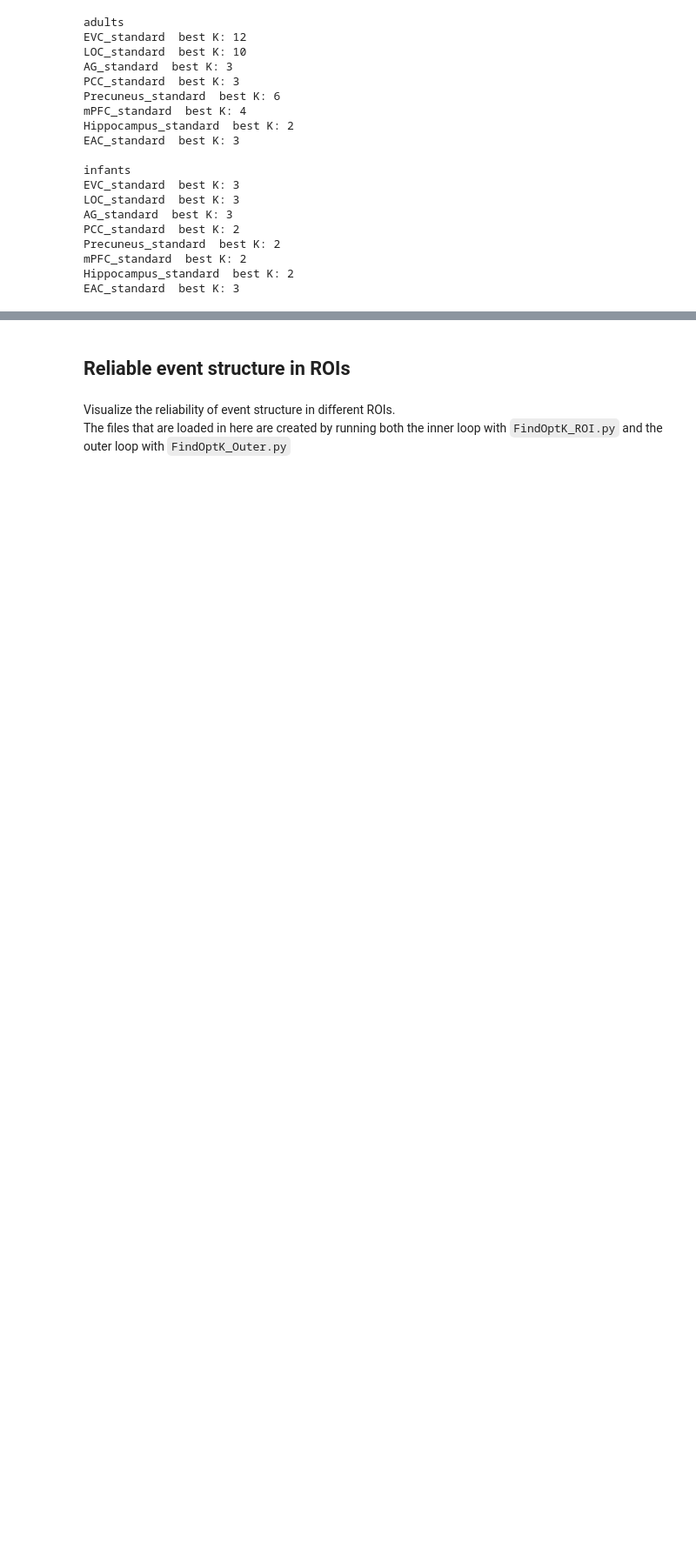
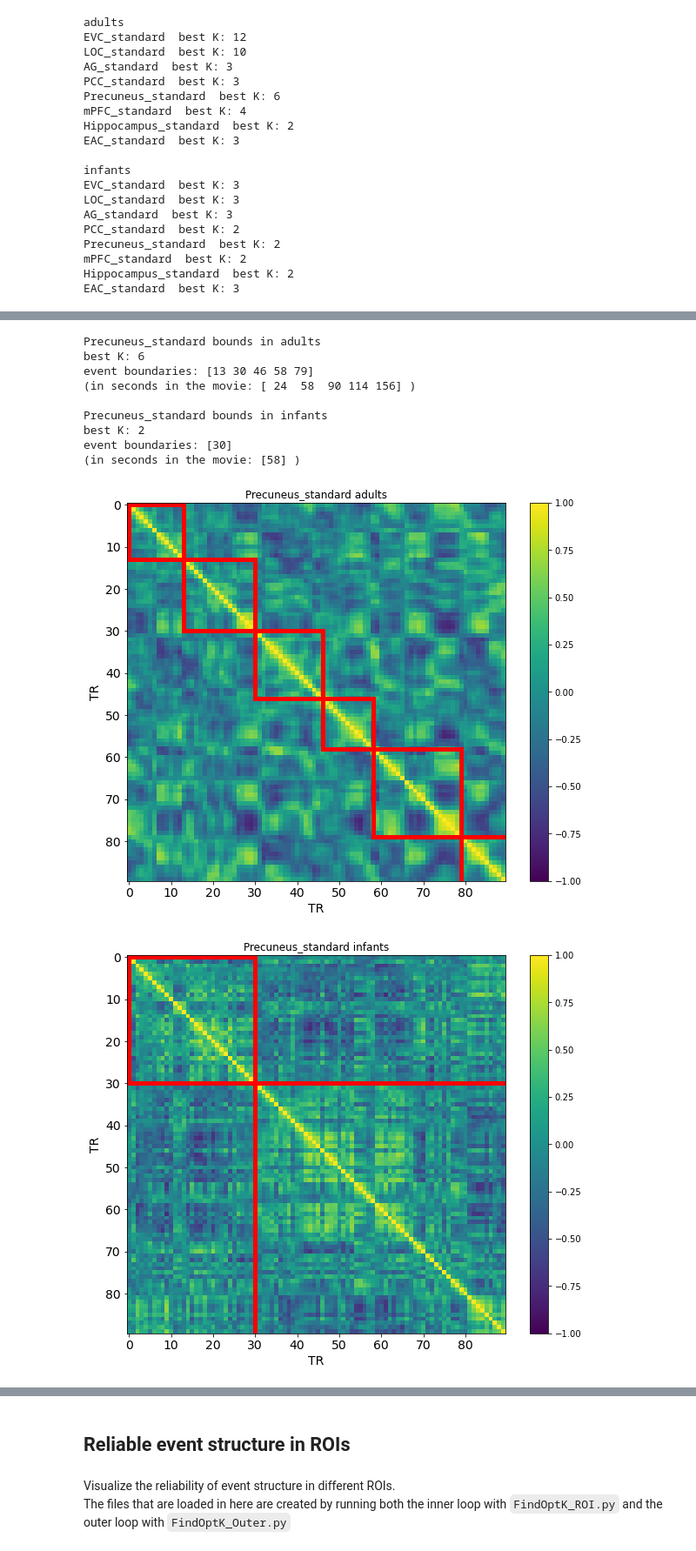
Before and after one commit to ntblab/infant_neuropipe, a Jupyter notebook: scripts/MM_EventSeg/Event_Segmentation.ipynb, the cells around one changed output, grey strips where cells are left out. Shown at 87% size. Drawn from its saved outputs; the diff is of its cells as text; code cells hidden in the pictures; blank space fills up the shorter version.

```diff
--- a/scripts/MM_EventSeg/Event_Segmentation.ipynb
+++ b/scripts/MM_EventSeg/Event_Segmentation.ipynb
@@ -55,6 +55,9 @@ movie = 'Aeronaut' # name used for the main Aeronaut dataset
 #movie = 'Mickey' # name used for the secondary Mickey dataset
 
 print('Running analyses on:',movie)
+
+tr_length=2 # 2 second TRs
+hrf_shift=4 # assume brain data is misaligned with the movie by ~4 seconds (because of HRF)
 
 # Set up some movie specific stuff
 if movie == 'Aeronaut':
@@ -63,6 +66,7 @@ if movie == 'Aeronaut':
     num_events=np.arange(2,22) # you can change the max number of events in your own analyses
     mask = 'intersect_mask_standard_firstview_all' # intersect mask name
     average_halves = 0 # participants only watched the movie once
+    n_behav_subs = 22 # number of adults who did the behavioral experiment
 
 elif movie == 'Mickey':
     nTRs=71
@@ -71,6 +75,7 @@ elif movie == 'Mickey':
     mask = 'intersect_mask_standard_all' # intersect mask name
     average_halves = 1 # we are going to average across both viewings
     print('If movie was seen twice, averaging data across viewings')
+
 
 #  Variables for plotting whole brain stuff
 isc_thresh=0.1 # what isc threshold do you want to use?
@@ -1175,6 +1219,17 @@ event boundaries: [23 63]
 # %%
 # Load in the ROI data
 roi = 'Precuneus_standard'
 
-adults_roi_data=mask_roi_data(adults_stacked_data,roi)
-infants_roi_data=mask_roi_data(infants_stacked_data,roi)
+visualize_roi_rsa(roi,tr_length=2,hrf_shift=4) # visualize RSA mat and boundaries for each age
+# %% [output]
+Precuneus_standard bounds in adults
+best K: 6
+event boundaries: [13 30 46 58 79]
+(in seconds in the movie: [ 24  58  90 114 156] )
+
+Precuneus_standard bounds in infants
+best K: 2
+event boundaries: [30]
+(in seconds in the movie: [58] )
+[figure, added]
+[figure, added]
```
Also changed, not shown: parts of 27 cells of this notebook, 1 other file.
